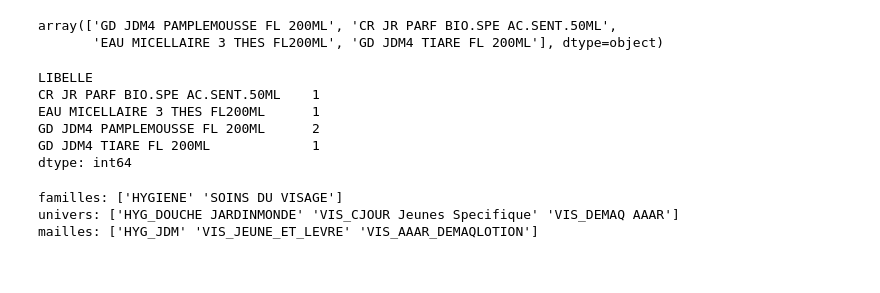
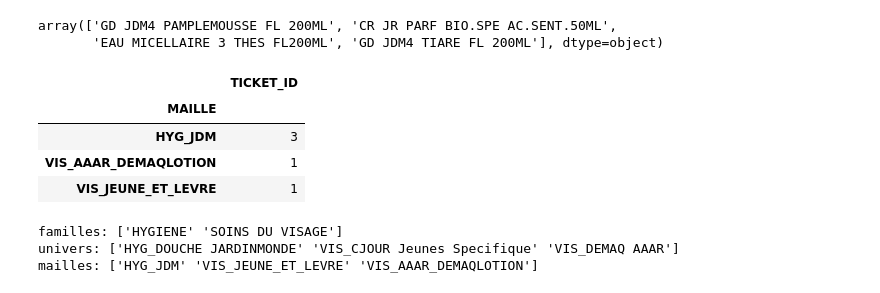
Before and after one commit to Estiennejeremy/T-DAT-901, a Jupyter notebook: recommander.ipynb, the cells around one changed output. Drawn from its saved outputs; the diff is of its cells as text; code cells hidden in the pictures.

Commit message:
Système de recommandation par maille

```diff
--- a/recommander.ipynb
+++ b/recommander.ipynb
@@ -277,14 +277,13 @@ array(['GD JDM4 PAMPLEMOUSSE FL 200ML', 'CR JR PARF BIO.SPE AC.SENT.50ML',
        'EAU MICELLAIRE 3 THES FL200ML', 'GD JDM4 TIARE FL 200ML'], dtype=object)
 # %%
 # Liste des produits que le client a acheté et leur quantité
-df_client.groupby("LIBELLE").size()
+df_client.groupby("MAILLE").agg({"TICKET_ID": "count"})
 # %% [output]
-LIBELLE
-CR JR PARF BIO.SPE AC.SENT.50ML    1
-EAU MICELLAIRE 3 THES FL200ML      1
-GD JDM4 PAMPLEMOUSSE FL 200ML      2
-GD JDM4 TIARE FL 200ML             1
-dtype: int64
+|  | TICKET_ID |
+| MAILLE |  |
+| HYG_JDM | 3 |
+| VIS_AAAR_DEMAQLOTION | 1 |
+| VIS_JEUNE_ET_LEVRE | 1 |
 # %%
 # liste des familles des produits que le client a acheté
 print(f'familles: {df_client["FAMILLE"].unique()}')
```
Also changed, not shown: parts of 10 cells of this notebook.
